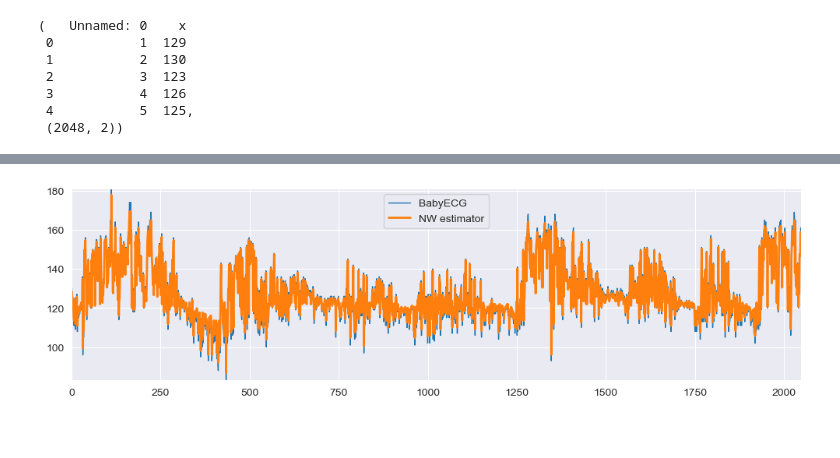
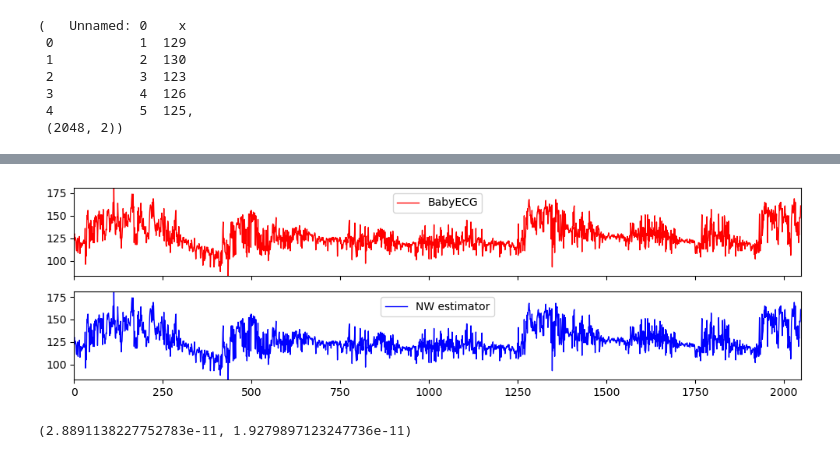
Before and after one commit to mzalaya/wasslsp, a Jupyter notebook: notebooks/real/BabyECG.ipynb, the cells around one changed output, grey strips where cells are left out. Saved outputs shown, nothing was run; the diff lists cells and outputs as text; code cells hidden in the pictures.

```diff
--- a/notebooks/real/BabyECG.ipynb
+++ b/notebooks/real/BabyECG.ipynb
@@ -56,7 +56,8 @@ space_kernel = "gaussian" # "silverman"
 time_kernel = "uniform"
 T = df_babyecg['x'].shape[0]
 d = 1
-bandwidth = T **(-0.4 / (d+1)) / 0.05
+# bandwidth = T **(-0.4 / (d+1)) / 0.05
+bandwidth = T **(-0.4 / (d+1)) / 1.5 # 1.6
 X_dict = df_babyecg['x'].values.reshape(-1,1) #df_malleco['Value'].diff().values.reshape(-1, 1)
 X_tvar_2 = df_babyecg['x'].values #df_malleco['Value'].diff().values
 
@@ -78,20 +77,28 @@ logging.basicConfig(
 )
 
 path_fig = "/Users/mzalaya/Library/CloudStorage/Dropbox/research/git/wasslsp/figs/"
-plt.rcParams["figure.figsize"] = (10,3)
-output_filename = "BabyECG-NW-Gaussian-sp-Uniform-time-C-0.05.pdf"
+
+fig, ax = plt.subplots(nrows=2, ncols=1, figsize=(10,3), sharex=True)
+# plt.subplots_adjust(wspace=0, hspace=0.5)
+# plt.rcParams['axes.grid'] = True
+# plt.rcParams['axes.facecolor'] = 'black'
+
+output_filename = "BabyECG-NW-Gaussian-sp-Uniform-time-C-2.pdf"
 from matplotlib.colors import ListedColormap
 cm = plt.cm.RdBu
 cm_bright = ListedColormap(["#FF0000", "#0000FF"])
 
-u_var = np.linspace(0., 1., T)
-plt.plot(X_tvar_2, lw=1, label="BabyECG") #, color="r") #, cmap=cm)
-plt.plot(np.array(m_hat), lw=2, label="NW estimator")# , color="blue")
-plt.xlim(0, T)
-plt.ylim(min(min(m_hat), min(X_tvar_2)),  max(max(m_hat), max(X_tvar_2)))
-plt.legend()
+line1, = ax[0].plot(X_tvar_2, lw=1, label="BabyECG", color="#FF0000")  # #, color="r") #, cmap=cm)
+ax[0].set_xlim(0, T)
+ax[0].set_ylim(min(min(m_hat), min(X_tvar_2)),  max(max(m_hat), max(X_tvar_2)))
+ax[0].legend(loc='upper center')
+
+line2, = ax[1].plot(np.array(m_hat), lw=1, label="NW estimator" , c="#0000FF")#cm_bright[0]) #"orange")
+ax[1].set_xlim(0, T)
+ax[1].set_ylim(min(min(m_hat), min(X_tvar_2)),  max(max(m_hat), max(X_tvar_2)))
+ax[1].legend(loc='upper center')
+# fig.legend([line1, line2], ['BabyECG', 'NW estimator'], loc='lower center', bbox_to_anchor=[0.5, 0.47], ncol=2)
+plt.savefig(path_fig+"BabyECG-NW-Gaussian-sp-Uniform-time-C-1.5.pdf", dpi=300)
 plt.tight_layout()
-plt.savefig(path_fig+"BabyECG-NW-Gaussian-sp-Uniform-time-C-0.05.pdf", dpi=150)
-
 logging.info("Saved result in file %s" % output_filename)
 # %% [output]
@@ -99 +106,8 @@ logging.info("Saved result in file %s" % output_filename)
-[figure, old version]
+[figure, new version]
+# %%
+from sklearn.metrics import mean_squared_error as mse
+from sklearn.metrics import mean_absolute_error as mae
+
+np.sqrt(mse(np.array(m_hat), X_tvar_2)), mae(np.array(m_hat), X_tvar_2)
+# %% [output]
+(2.8891138227752783e-11, 1.9279897123247736e-11)
```
Also changed, not shown: parts of 12 cells of this notebook, 2 other files.
